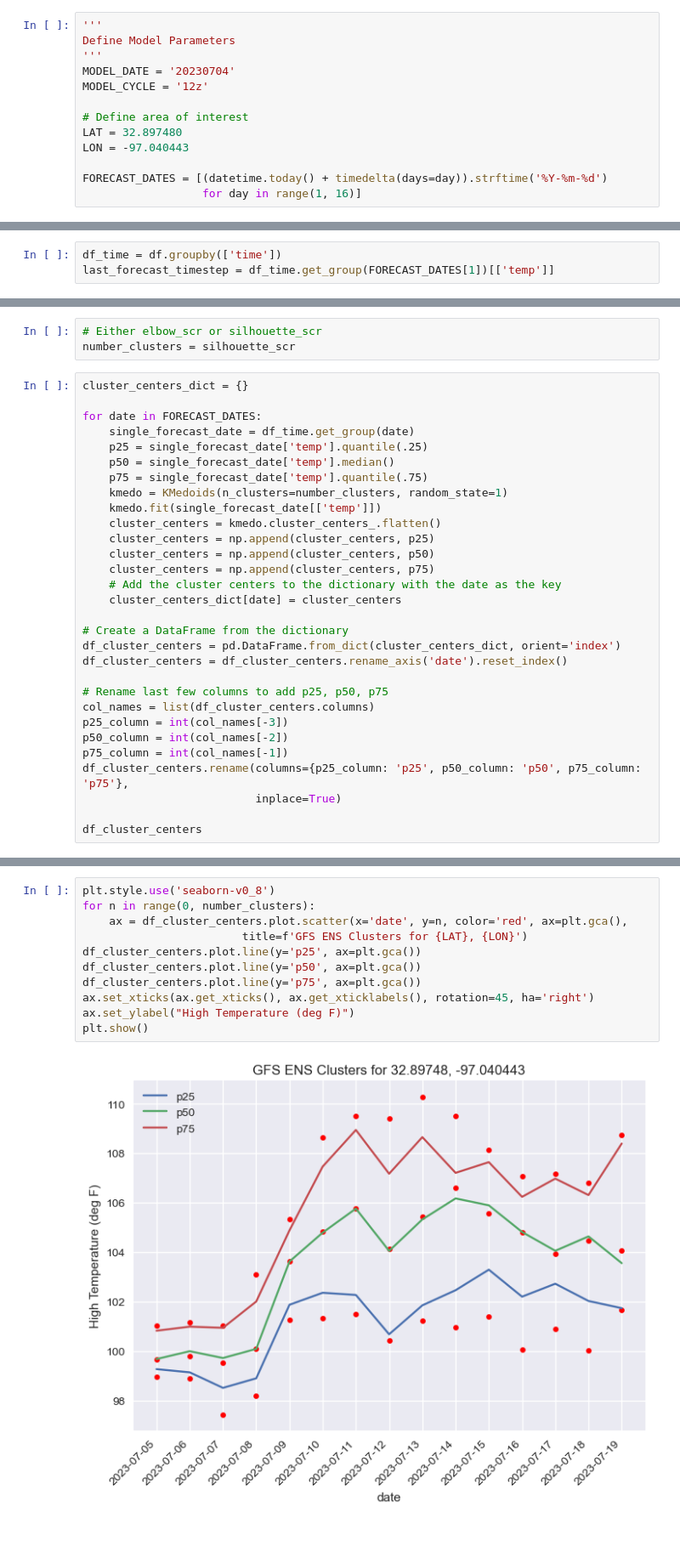
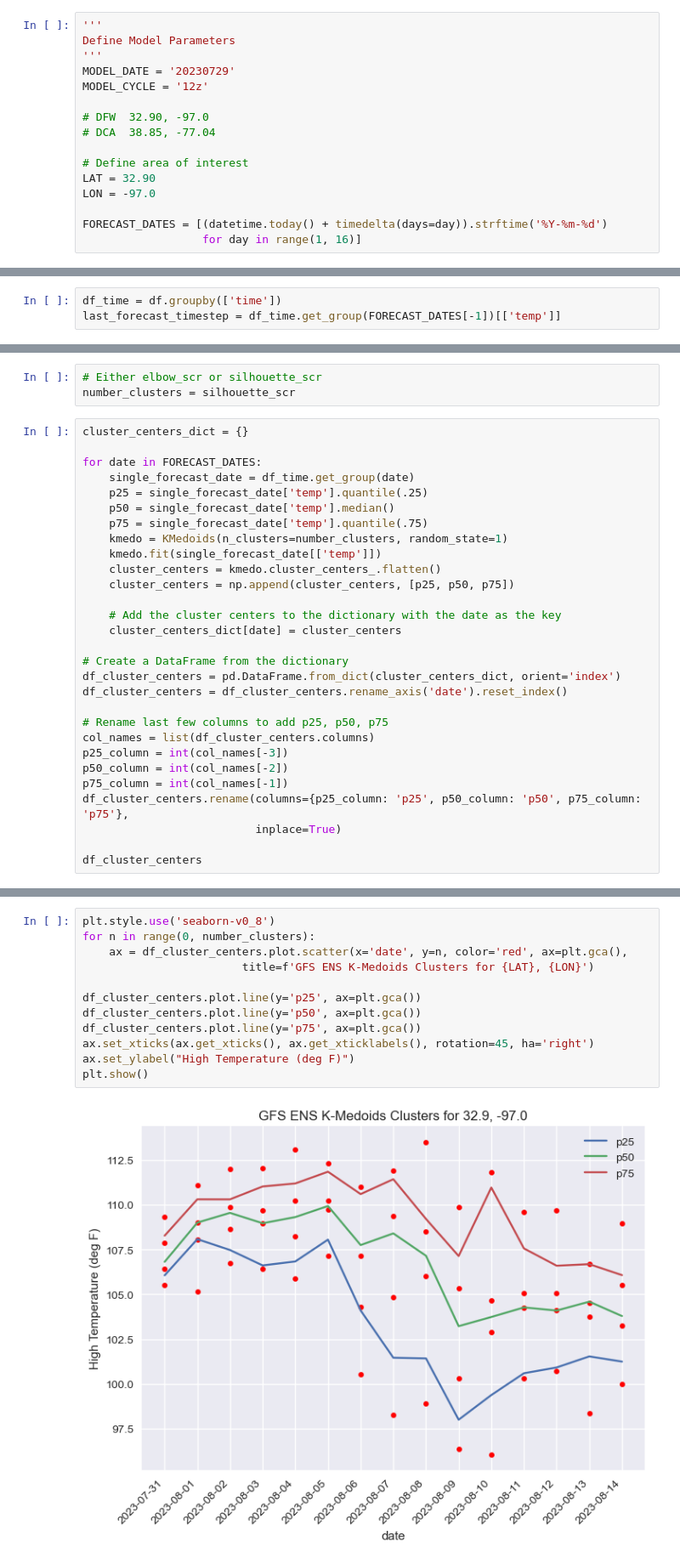
Before and after one commit to frontogenesis/metpy, a Jupyter notebook: experimental/k-medoids.ipynb, the cells around one changed output, grey strips where cells are left out. Shown: that part at 85% size. Cells and saved outputs as stored; diff of their text form; blank space fills up the shorter version.

```diff
--- a/experimental/k-medoids.ipynb
+++ b/experimental/k-medoids.ipynb
@@ -14,12 +14,15 @@ from sklearn_extra.cluster import KMedoids
 '''
 Define Model Parameters
 '''
-MODEL_DATE = '20230704'
+MODEL_DATE = '20230729'
 MODEL_CYCLE = '12z'
 
+# DFW  32.90, -97.0
+# DCA  38.85, -77.04
+
 # Define area of interest
-LAT = 32.897480
-LON = -97.040443
+LAT = 32.90
+LON = -97.0
 
 FORECAST_DATES = [(datetime.today() + timedelta(days=day)).strftime('%Y-%m-%d')
                   for day in range(1, 16)]
@@ -100,7 +103,7 @@ df
 496 rows × 5 columns
 # %%
 df_time = df.groupby(['time'])
-last_forecast_timestep = df_time.get_group(FORECAST_DATES[1])[['temp']]
+last_forecast_timestep = df_time.get_group(FORECAST_DATES[-1])[['temp']]
 # %%
 def calculate_elbow_cluster_number(data, min_clusters, max_clusters, metric='euclidean'):
     """
@@ -211,9 +212,8 @@ for date in FORECAST_DATES:
     kmedo = KMedoids(n_clusters=number_clusters, random_state=1)
     kmedo.fit(single_forecast_date[['temp']])
     cluster_centers = kmedo.cluster_centers_.flatten()
-    cluster_centers = np.append(cluster_centers, p25)
-    cluster_centers = np.append(cluster_centers, p50)
-    cluster_centers = np.append(cluster_centers, p75)
+    cluster_centers = np.append(cluster_centers, [p25, p50, p75])
+
     # Add the cluster centers to the dictionary with the date as the key
     cluster_centers_dict[date] = cluster_centers
 
@@ -250,13 +250,14 @@ df_cluster_centers
 # %%
 plt.style.use('seaborn-v0_8')
 for n in range(0, number_clusters):
     ax = df_cluster_centers.plot.scatter(x='date', y=n, color='red', ax=plt.gca(),
-                        title=f'GFS ENS Clusters for {LAT}, {LON}')
+                        title=f'GFS ENS K-Medoids Clusters for {LAT}, {LON}')
+
 df_cluster_centers.plot.line(y='p25', ax=plt.gca())
 df_cluster_centers.plot.line(y='p50', ax=plt.gca())
 df_cluster_centers.plot.line(y='p75', ax=plt.gca())
 ax.set_xticks(ax.get_xticks(), ax.get_xticklabels(), rotation=45, ha='right')
 ax.set_ylabel("High Temperature (deg F)")
 plt.show()
 # %% [output]
-[figure, old version]
+[figure, new version]
```
Also changed, not shown: parts of 7 cells of this notebook, 7 other files.
